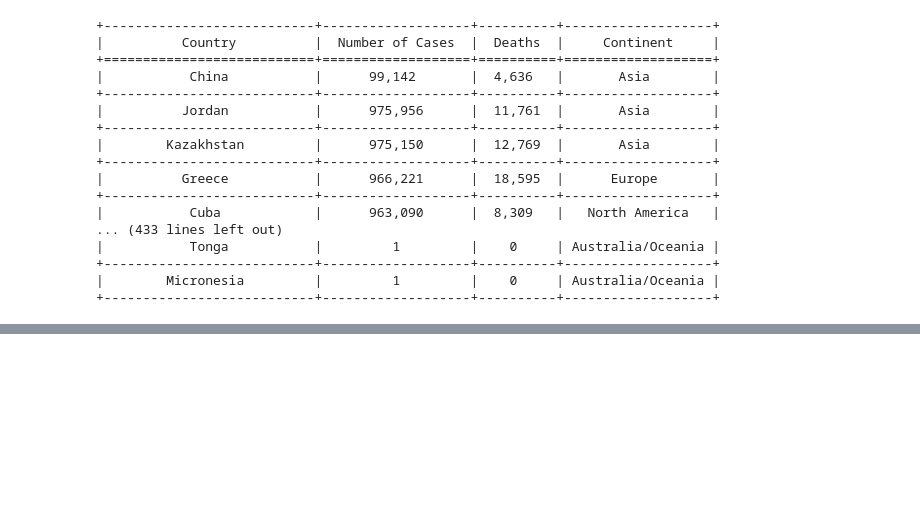
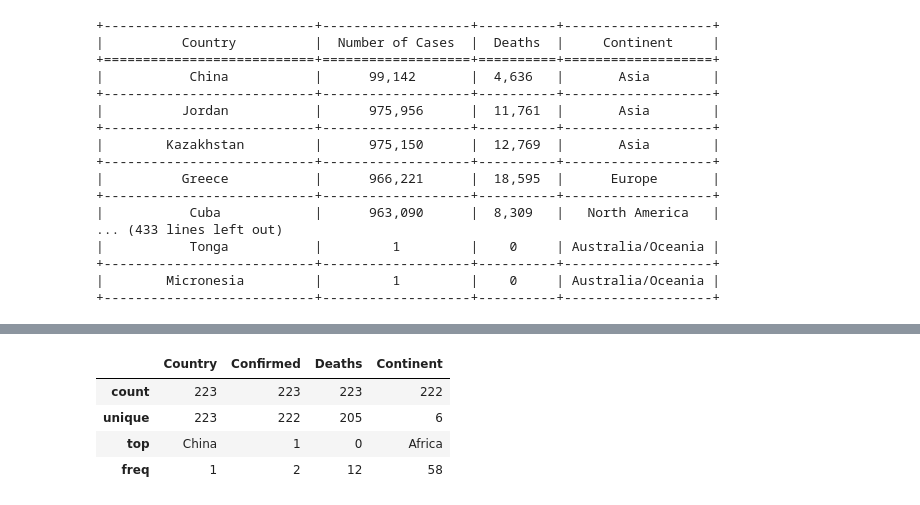
Before and after one commit to roblivesinottawa/covid19_data_analysis_R, a Jupyter notebook: main_py.ipynb, the cells around one changed output, grey strips where cells are left out. Saved outputs shown, nothing was run; the diff lists cells and outputs as text; code cells hidden in the pictures; blank space fills up the shorter version.

```diff
--- a/main_py.ipynb
+++ b/main_py.ipynb
@@ -70,0 +80,8 @@ rows = table.find_all('tr', attrs={'style': ''})
+# %%
+df.describe()
+# %% [output]
+|  | Country | Confirmed | Deaths | Continent |
+| count | 223 | 223 | 223 | 222 |
+| unique | 223 | 222 | 205 | 6 |
+| top | China | 1 | 0 | Africa |
+| freq | 1 | 2 | 12 | 58 |
```
Also changed, not shown: parts of 11 cells of this notebook, 6 other files.
